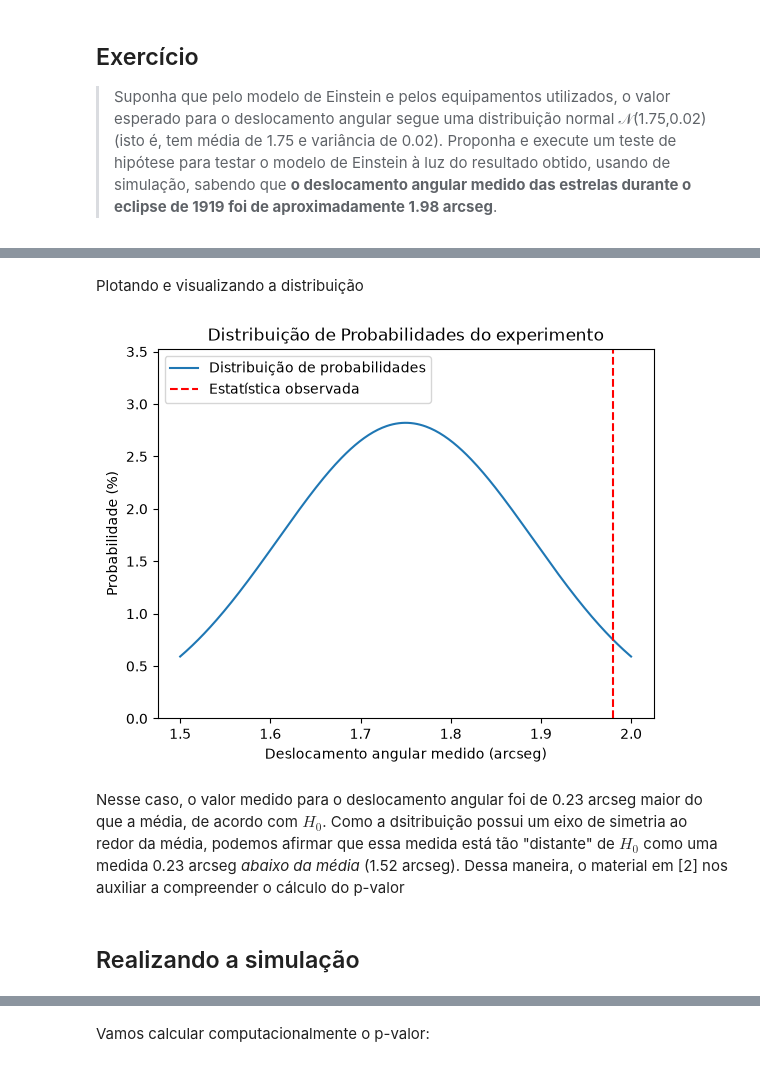
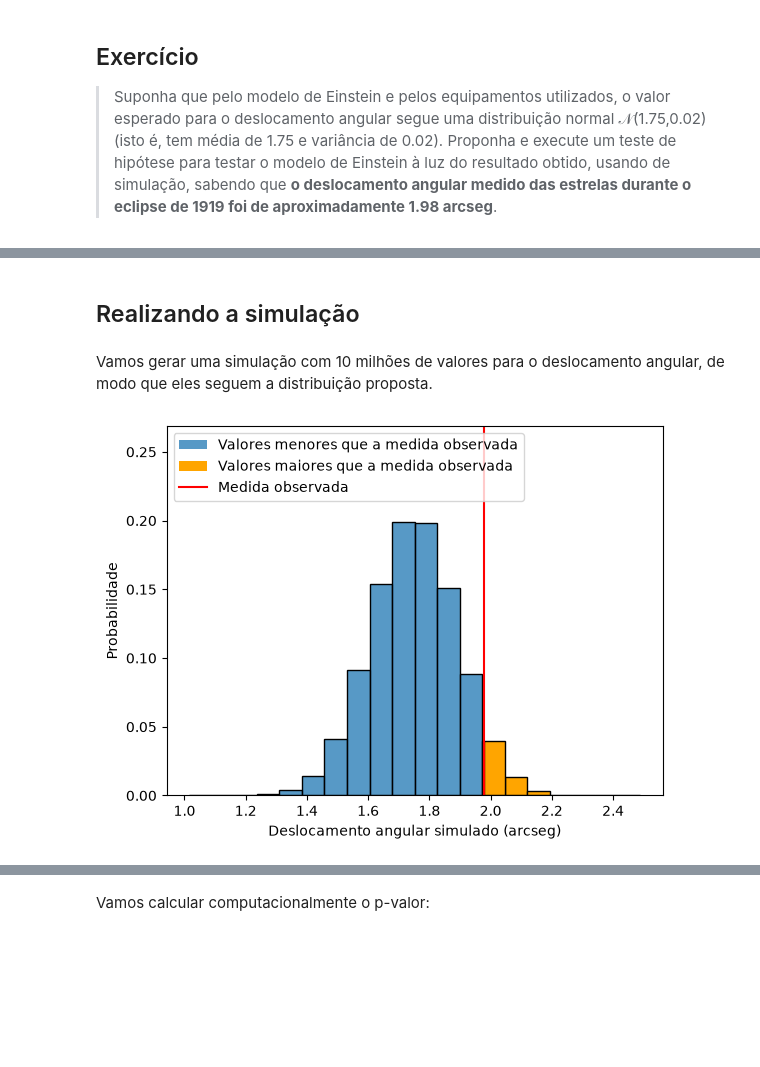
Before and after one commit to cg-oc/statistics, a Jupyter notebook: 8.2_teste_hipotese/teste_hipotese.ipynb, the cells around one changed output, grey strips where cells are left out. Drawn from its saved outputs; the diff is of its cells as text; code cells hidden in the pictures; blank space fills up the shorter version.

Commit message:
Substituida abordagem por distribuição para simulação, conforme o exercicio.

```diff
--- a/8.2_teste_hipotese/teste_hipotese.ipynb
+++ b/8.2_teste_hipotese/teste_hipotese.ipynb
@@ -67,42 +126,20 @@ dist = stats.norm(loc=VAL_CALC, scale=DESV_PADRAO)
-# %% [markdown]
-Plotando e visualizando a distribuição
-# %%
-
-# Plota distribuicao
-x = np.linspace(1.5, 2, num=300)
-y = dist.pdf(x)
-eixo = sns.lineplot(x=x, y=y, label="Distribuição de probabilidades")
-
-# Configurações do gráfico
-eixo.set(
-    xticks=np.linspace(1.5, 2, 6),
-    title="Distribuição de Probabilidades do experimento",
-    ylabel="Probabilidade (%)",
-    xlabel="Deslocamento angular medido (arcseg)"
-    );
-
-
-# Plota linha do valor medido
-VAL_MEDIDO = 1.98
-eixo.axvline(
-    VAL_MEDIDO,
-    label="Estatística observada",
-    color="red",
-    linestyle="--"
-)
-
-eixo.set_ylim(bottom=0, top=max(y) * 1.25) # para evitar sobreposição de elementos
-eixo.legend();
-# %% [output]
-[figure, removed]
-# %% [markdown]
-Nesse caso, o valor medido para o deslocamento angular foi de 0.23 arcseg maior do que a média, de acordo com $H_0$. Como a dsitribuição possui um eixo de simetria ao redor da média, podemos afirmar que essa medida está tão "distante" de $H_0$ como uma medida 0.23 arcseg *abaixo da média* (1.52 arcseg). Dessa maneira, o material em [2] nos auxiliar a compreender o cálculo do p-valor
 # %% [markdown]
 ## Realizando a simulação
+# %% [markdown]
+Vamos gerar uma simulação com 10 milhões de valores para o deslocamento angular, de modo que eles seguem a distribuição proposta.
 # %%
 # Configurando semente aleatória
 np.random.seed(42)
 
-# Realizando 1 milhão de simulações
-num_simulacoes = 1_000_000
-x = np.random.normal(loc=VAL_CALC, scale=DESV_PADRAO, size=num_simulacoes)
+# Informações para a simulação
+NUM_SIM = 10_000_000
+VAL_CALC = 1.75
+DESV_PADRAO = 0.02 ** (1/2)
+VAL_MEDIDO = 1.98
+
+# Gerando 1 milhão de valores
+desloc_simulados = np.random.normal(loc=VAL_CALC, scale=DESV_PADRAO, size=NUM_SIM)
+
+histograma_desloc(desloc_simulados, VAL_MEDIDO)
+# %% [output]
+[figure, added]
```
Also changed, not shown: parts of 23 cells of this notebook.
